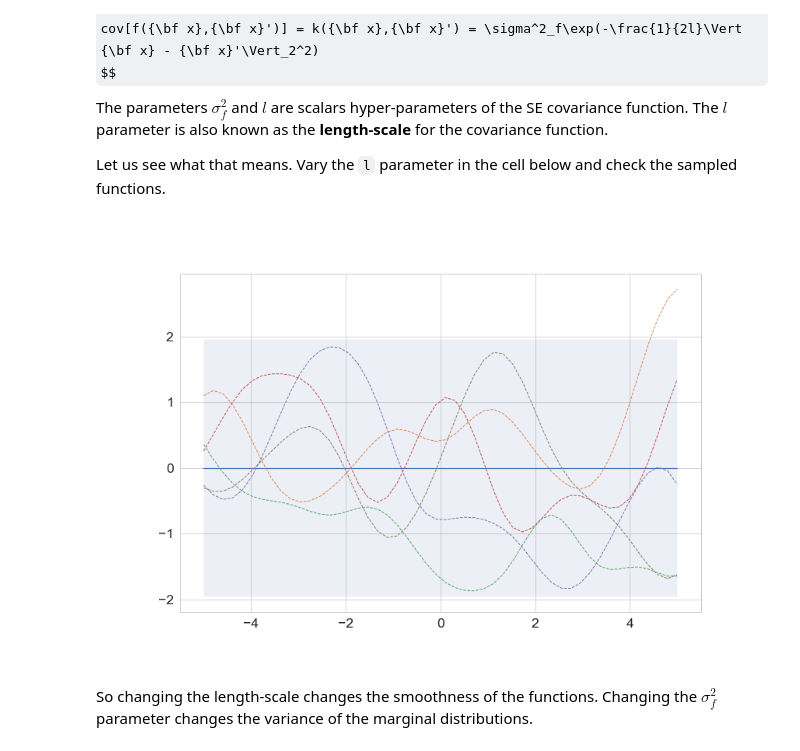
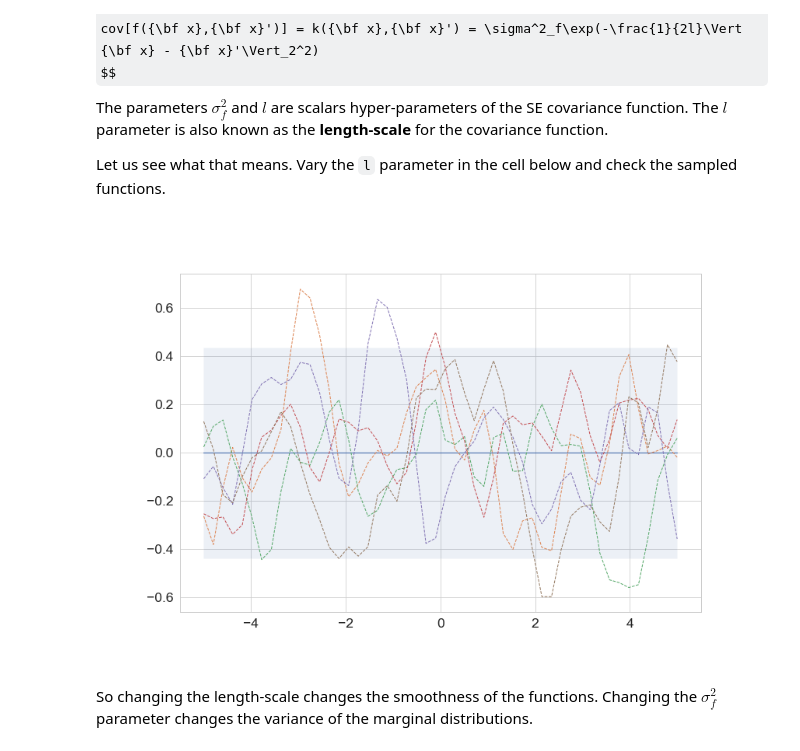
Before and after one commit to ubdsgroup/mladvanced-notebooks, a Jupyter notebook: GaussianProcesses.ipynb, the cells around one changed output. Drawn from its saved outputs; the diff is of its cells as text; code cells hidden in the pictures; some formulas as TeX source.

```diff
--- a/GaussianProcesses.ipynb
+++ b/GaussianProcesses.ipynb
@@ -169,14 +169,14 @@ Let us see what that means. Vary the `l` parameter in the cell below and check t
 # %%
 fig = plt.figure(figsize=(12,8))
 means = np.zeros(X.shape) # assuming a zero mean-function
-covmat = SE(X,X,l=1,sigma2f=1)
+covmat = SE(X,X,l=0.1,sigma2f=0.05)
 # Draw few samples from the prior
 samples = np.random.multivariate_normal(means.ravel(),covmat, 5)
 
 # Plot GP mean, confidence interval and samples
 plot_gp(means, covmat, X, samples=samples,legend=False)
 # %% [output]
-[figure, old version]
+[figure, new version]
 # %% [markdown]
 So changing the length-scale changes the smoothness of the functions. Changing the $\sigma_f^2$ parameter changes the variance of the marginal distributions.
 # %% [markdown]
```
Also changed, not shown: parts of 16 cells of this notebook.
